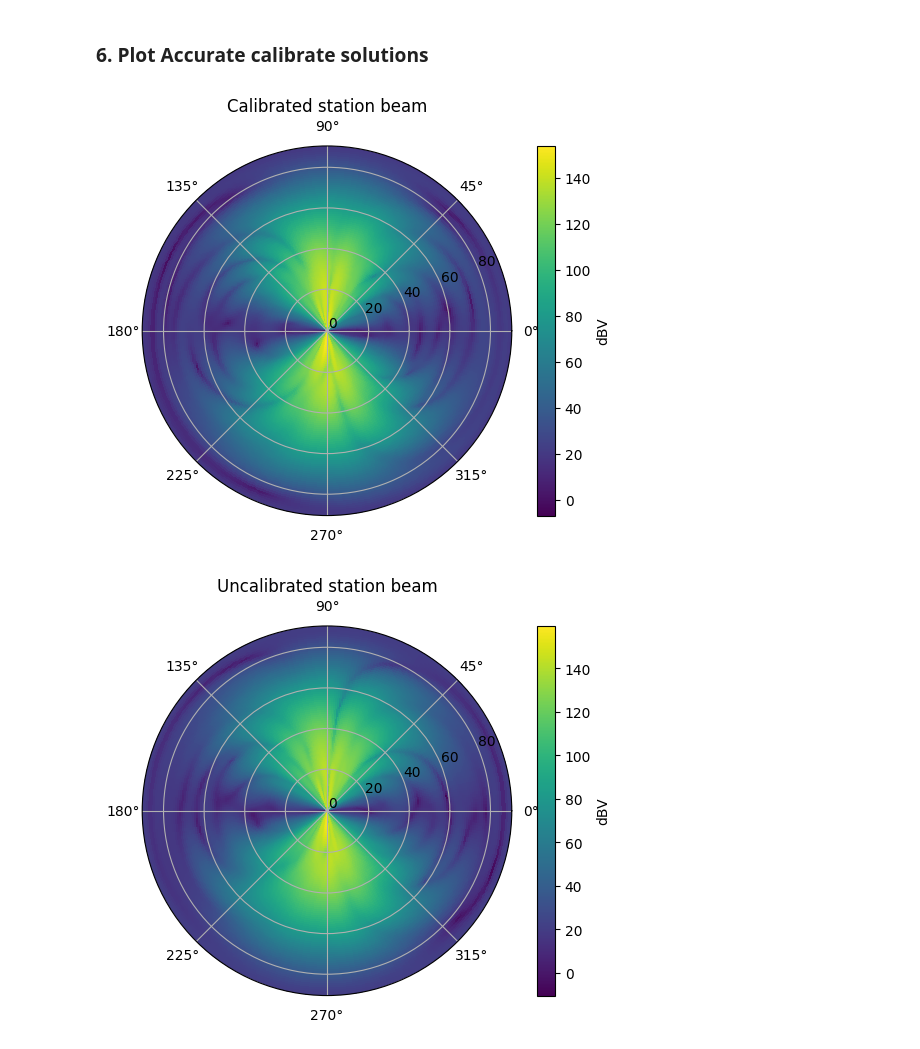
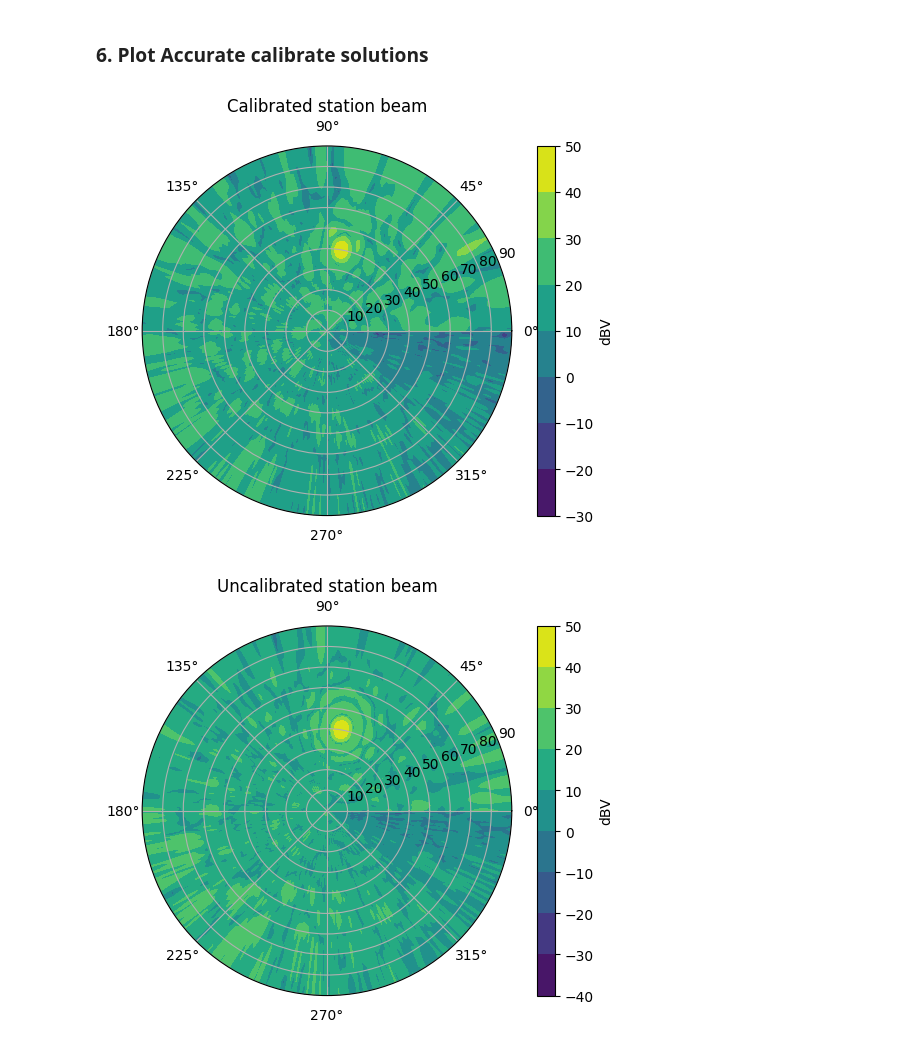
Before and after one commit to ZhongXinyu/SKA-Signal-Detection, a Jupyter notebook: src.ipynb, the cells around one changed output. Cells and saved outputs as stored; diff of their text form; code cells hidden in the pictures.

```diff
--- a/src.ipynb
+++ b/src.ipynb
@@ -439,7 +439,7 @@ def calibration(v_theta, v_phi, g, w, theta, phi):
     """
     v_theta = v_theta * g
     v_phi = v_phi * g
-    phase_factor = np.exp(1j * k0 * np.sin(theta) * np.cos(phi) * x_pos + np.sin(theta) * np.sin(phi) * y_pos)
+    phase_factor = np.exp(-1j * k0 * (np.sin(theta) * np.cos(phi) * x_pos + np.sin(theta) * np.sin(phi) * y_pos))
     b_theta = np.sum(v_theta * w * phase_factor, axis = 1)
     b_phi= np.sum(v_phi * w * phase_factor, axis = 1)
 
@@ -503,26 +510,19 @@ plt.show()
 # %%
-# plot theta from 0 to 90 degrees
-
 # Assume phi and theta are 1D arrays representing the angle from the z-axis and the azimuthal angle, respectively
 
-phi = np.linspace(0, 2*np.pi, 360) # From 0 to 360 degrees in radians)
-theta = np.linspace(0, np.pi/2, 90) # From 0 to 90 degrees in radians
-mesh_theta, mesh_phi = np.meshgrid(theta, phi)
-
+phi = np.linspace(0, np.pi*2, 360) # From 0 to 360 degrees in radians)
+theta = np.linspace(0, np.pi/2 , 90) #From 0 to 90 degrees in radians
+mesh_phi, mesh_theta = np.meshgrid(phi, theta)
 v_theta_polY, v_phi_polY, v_theta_polX, v_phi_polX = compute_EEPs(mesh_theta.flatten()[:,None],mesh_phi.flatten()[:,None]) # Example function to generate data
-
-theta_0 = 40*np.pi/180
-phi_0 = 80*np.pi/180
 # %%
 # construct the beamforming weights
 x = np.sin(theta_0) * np.cos(phi_0) * x_pos + np.sin(theta_0) * np.sin(phi_0) * y_pos
 w = np.exp(1j * k0 * x)
 w = w.astype(complex)
 
-phi = np.linspace(0, 2*np.pi, 360)  # From 0 to 360 degrees in radians)
-theta = np.linspace(0, np.pi/2, 90)# From 0 to 90 degrees in radians
+phi = np.linspace(0, np.pi*2, 360) # From 0 to 360 degrees in radians)
+theta = np.linspace(0, np.pi/2 , 90) #From 0 to 90 degrees in radians
 mesh_theta, mesh_phi = np.meshgrid(theta, phi)
-
 
 b_uncalibrated = calibration(v_theta_polY, v_phi_polY, np.ones(256), w, mesh_theta.flatten()[:,None],mesh_phi.flatten()[:,None]).reshape(360, 90)
 
@@ -531,17 +531,16 @@ b_calibrated = calibration(v_theta_polY, v_phi_polY, g_EEPs_est, w, mesh_theta.f
 # plot calibrated beam
 
 # mesh_phi and mesh_theta would typically be 2D arrays defining the grid in polar coordinates
-phi = np.linspace(0, 2*np.pi, 360)
-theta = np.linspace(90, 0, 90)
+phi = np.linspace(0, np.pi*2, 360)
+theta = np.linspace(0, 90, 90)
 mesh_theta, mesh_phi = np.meshgrid(theta, phi)  # Meshgrid for phi and theta
 
 fig, ax = plt.subplots(subplot_kw={'projection': 'polar'})
 
 # Create the contour plot, interpreting 'phi' as the radial distance
 # Use contour for line contours or contourf for filled contours
-# CS = ax.contourf(mesh_phi, mesh_theta, b_calibrated)
-CS = ax.pcolormesh(mesh_phi, mesh_theta, b_calibrated)
-# OR for filled contours: CS = ax.contourf(mesh_phi, mesh_theta, b_polY_db)
+# CS = ax.pcolormesh(mesh_phi, mesh_theta, b_calibrated)
+CS = ax.contourf(mesh_phi, mesh_theta, b_calibrated)
 
 # Add a colorbar for reference
 cbar = plt.colorbar(CS, label='dBV')
@@ -552,21 +551,22 @@ plt.title('Calibrated station beam')
 plt.savefig('figures/calibrated_station_beam.png')
 plt.show()
 # %% [output]
-[figure, old version]
+[figure, new version]
 # %%
 # plot uncalibrated beam
 fig, ax = plt.subplots(subplot_kw={'projection': 'polar'})
 
 # Create the contour plot, interpreting 'phi' as the radial distance
 # Use contour for line contours or contourf for filled contours
-CS = ax.pcolormesh(mesh_phi, mesh_theta, b_uncalibrated)
+# CS = ax.pcolormesh(mesh_phi, mesh_theta, b_uncalibrated)
+CS = ax.contourf(mesh_phi, mesh_theta, b_uncalibrated)
 
 # Add a colorbar for reference
 cbar = plt.colorbar(CS, label='dBV')
 
 plt.title('Uncalibrated station beam')
 
 plt.savefig('figures/uncalibrated_station_beam.png')
 plt.show()
 # %% [output]
-[figure, old version]
+[figure, new version]
```
Also changed, not shown: parts of 6 cells of this notebook.
